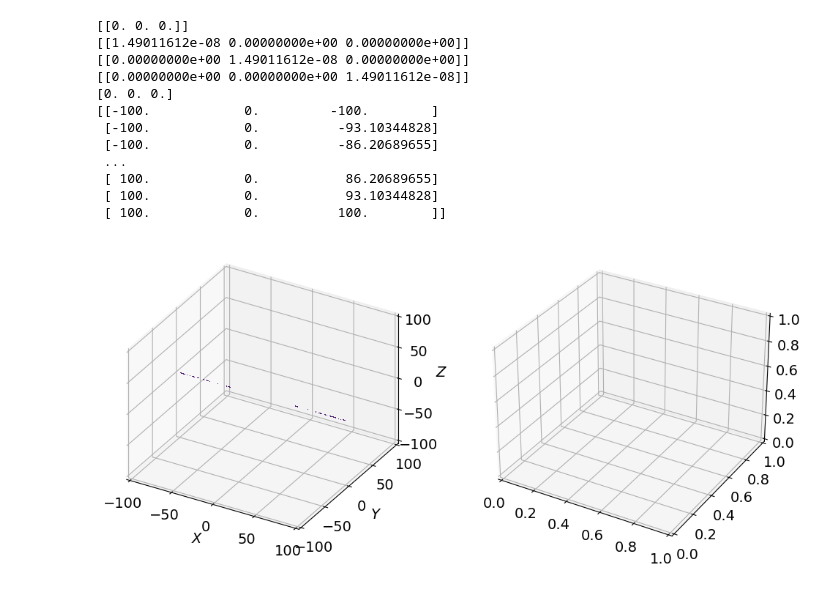
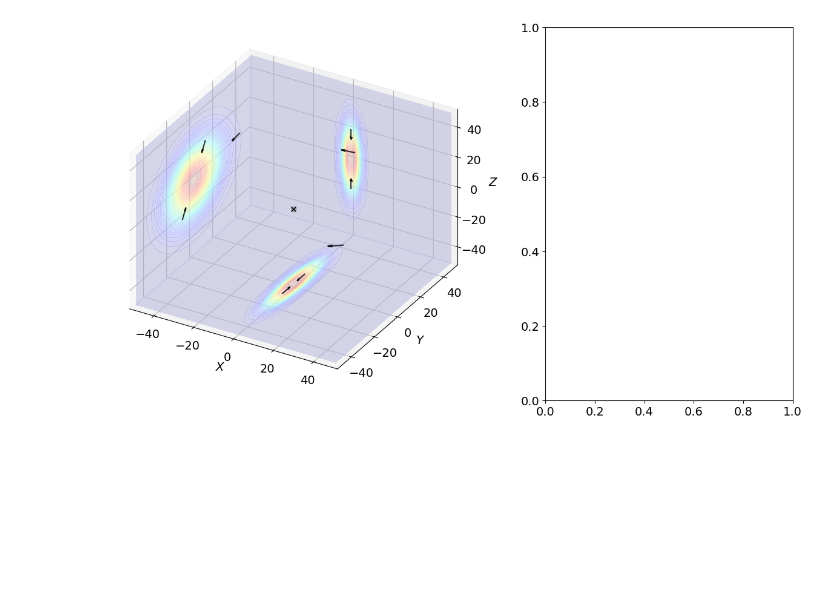
Before and after one commit to jesusBV20/source_seeking_3D, a Jupyter notebook: scalar_field_test.ipynb, the cells around one changed output. Saved outputs shown, nothing was run; the diff lists cells and outputs as text; code cells hidden in the pictures; blank space fills up the shorter version.

Commit message:
3D source seeking simulation plot

```diff
--- a/scalar_field_test.ipynb
+++ b/scalar_field_test.ipynb
@@ -19,45 +19,32 @@ from simulations.source_seeking.sigma_funcs import sigma_gauss
 # %%
 # ----------------------------------------------------------------------
 # Testing a non-convex field with one source (sigma_fract)
 # ----------------------------------------------------------------------
 
 psi = 45 * np.pi / 180
 
 # Generate the scalar field
 R2 = M_rot(psi)
 
-sigma_func = sigma_gauss(dev=50, x0=[0,0,0], max_intensity=20)
+sigma_func = sigma_gauss(x0=[0,0,0], max_intensity=100, dev=[3,15,15])
 sigma_test = sigma(sigma_func)
 
 # Generate the plot
-fig  = plt.figure(figsize=(12,12))
-grid = plt.GridSpec(1, 2, hspace=0, wspace=0.2)
+fig  = plt.figure(figsize=(15,8))
+grid = plt.GridSpec(3, 5, hspace=0, wspace=0.6)
 
-ax1 = fig.add_subplot(grid[:, 0], projection='3d')
-ax2 = fig.add_subplot(grid[:, 1], projection='3d')
+ax1 = fig.add_subplot(grid[:, 0:3], projection='3d', computed_zorder=False)
+ax2 = fig.add_subplot(grid[:, 3:5])
 
 # Draw the scalar field
-sigma_test.draw_3D(fig=fig, ax=ax1, lim=100, contour_levels=40)
+sigma_test.draw_3D(fig=fig, ax=ax1, lim=50, contour_levels=40)
 
-# x = np.linspace(-25,150,10)
-# y = np.linspace(-50,125,10)
+# Draw multiple gradients
+sigma_test.draw_grad_3D([0, 10, 20], ax1, length=10, lim=50)
+sigma_test.draw_grad_3D([2, 40, 5], ax1, length=10)
+sigma_test.draw_grad_3D([0,-10, -20], ax1, length=10)
 
-# sigma_test.draw(fig=fig, ax=ax2, xlim=40, ylim=40, contour_levels=30)
-
-# ax1.grid(True)
-# ax2.grid(True)
-# plt.show()
+# PLOT!
+plt.show()
 # %% [output]
-[[0. 0. 0.]]
-[[1.49011612e-08 0.00000000e+00 0.00000000e+00]]
-[[0.00000000e+00 1.49011612e-08 0.00000000e+00]]
-[[0.00000000e+00 0.00000000e+00 1.49011612e-08]]
-[0. 0. 0.]
-[[-100.            0.         -100.        ]
- [-100.            0.          -93.10344828]
- [-100.            0.          -86.20689655]
- ...
- [ 100.            0.           86.20689655]
- [ 100.            0.           93.10344828]
- [ 100.            0.          100.        ]]
-[figure, old version]
+[figure, new version]
```
Also changed, not shown: parts of 5 cells of this notebook, 7 other files.
